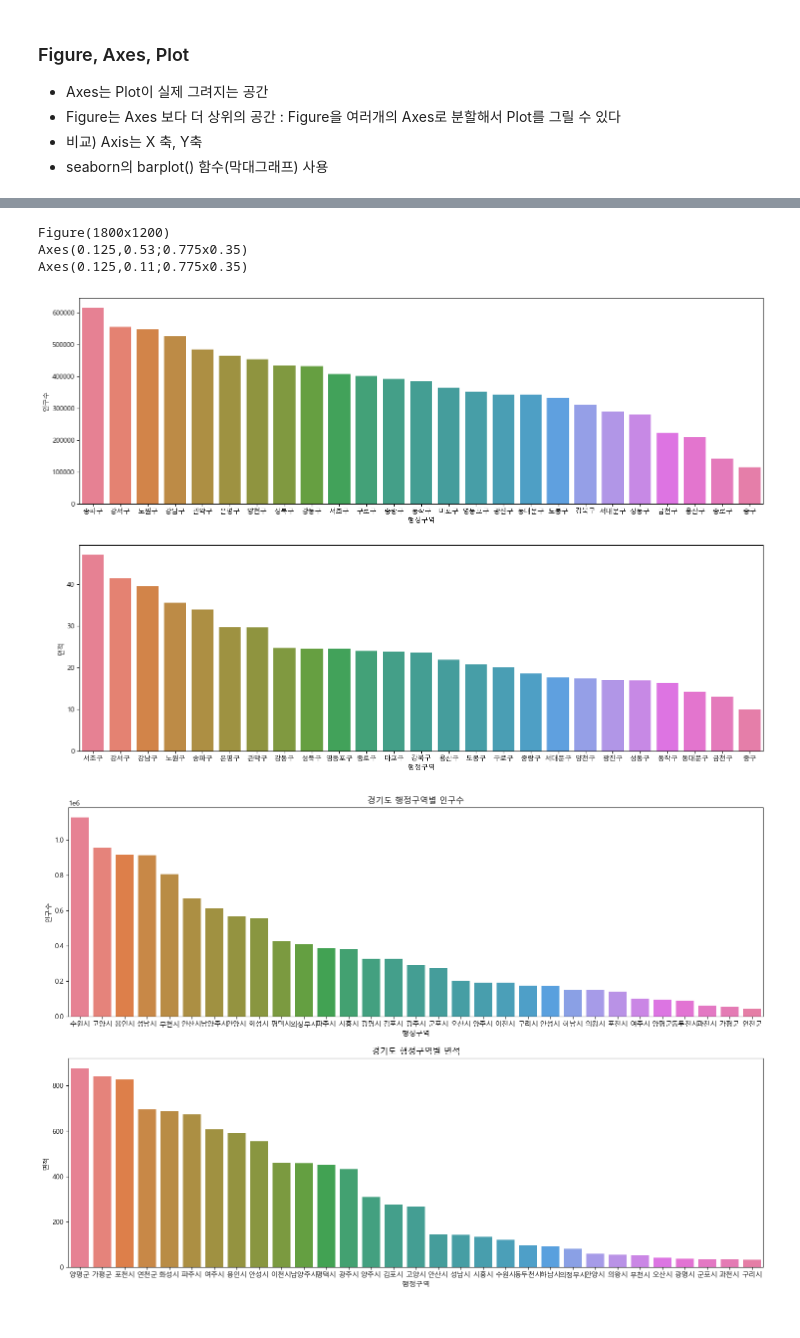
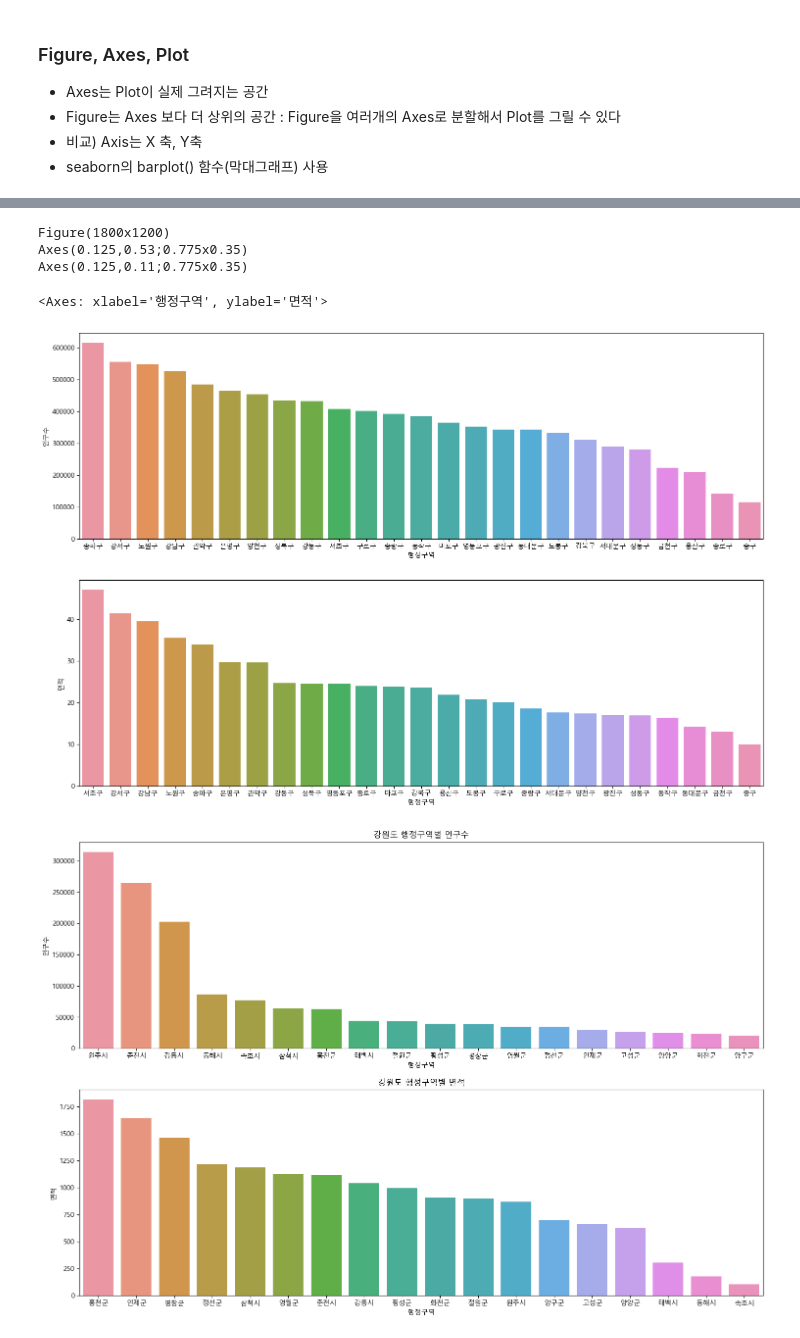
Before and after one commit to gyujin00/Python_Webscraping_Analysis, a Jupyter notebook: 03.행정구역정보_분석과시각화.ipynb, the cells around one changed output, grey strips where cells are left out. Drawn from its saved outputs; the diff is of its cells as text; code cells hidden in the pictures.

```diff
--- a/03.행정구역정보_분석과시각화.ipynb
+++ b/03.행정구역정보_분석과시각화.ipynb
@@ -955,23 +1028,45 @@ Malgun Gothic
 # %%
 # subplots() 함수를 사용하여 axes 객체를 생성하기
+figure,(axes1,axes2) = plt.subplots(nrows=2,ncols=1)
+figure.set_size_inches(18,12)
+print(figure)
+print(axes1)
+print(axes2)
 
 # seaborn의 barplot() 함수 호출하기 - 행정구역과 인구수
+# 인구수 기준으로 내림차순 정렬한 서울 데이터에서 행정구역별 인구수를 막대그래프로 그려, 인구가 많은 순서대로 비교한다
+sns.barplot(data=seoul_df.sort_values(by='인구수',ascending=False), x='행정구역',y='인구수', ax= axes1)
+
 
 # seaborn의 barplot() 함수 호출하기 - 행정구역과 면적
-
-# plt.show()
+# 면적 기준으로 내림차순 정렬한 서울 데이터에서 행정구역별 면적을 막대그래프로 그려, 면적이 큰 순서대로 비교한다
+sns.barplot(data=seoul_df.sort_values(by='면적',ascending=False), x='행정구역',y='면적', ax= axes2)
+#plt.show()
 # %% [output]
 Figure(1800x1200)
 Axes(0.125,0.53;0.775x0.35)
 Axes(0.125,0.11;0.775x0.35)
+<Axes: xlabel='행정구역', ylabel='면적'>
 [figure]
 # %%
 # 광역시도 이름을 인자로 받아서 인구수와 면적을 그려주는 함수
 def show_pop_area(sido_name):
-    pass
+    # 입력받은 광역시도에 해당하는 DataFrame 객체생성
+    sido_df = data.loc[data['광역시도'] == sido_name]
+    # Figure와 Axes 객체 생성
+    figure, (axes1,axes2) = plt.subplots(nrows=2, ncols=1)
+    # Figure size 확대
+    figure.set_size_inches(18,12)
+
+    pop_plot = sns.barplot(x='행정구역', y='인구수', data=sido_df.sort_values(by='인구수',ascending=False), ax=axes1)
+    pop_plot.set_title(f'{sido_name} 행정구역별 인구수')
+
+    area_plot = sns.barplot(x='행정구역', y='면적', data=sido_df.sort_values(by='면적',ascending=False), ax=axes2)
+    area_plot.set_title(f'{sido_name} 행정구역별 면적')
+    plt.show()
 # %%
-show_pop_area('경기도')
+show_pop_area('강원도')
 # %% [output]
-[figure, old version]
+[figure, new version]
 # %%
 # 전국데이터의 광역시도의 인구수
```
Also changed, not shown: parts of 20 cells of this notebook, 4 other files.
